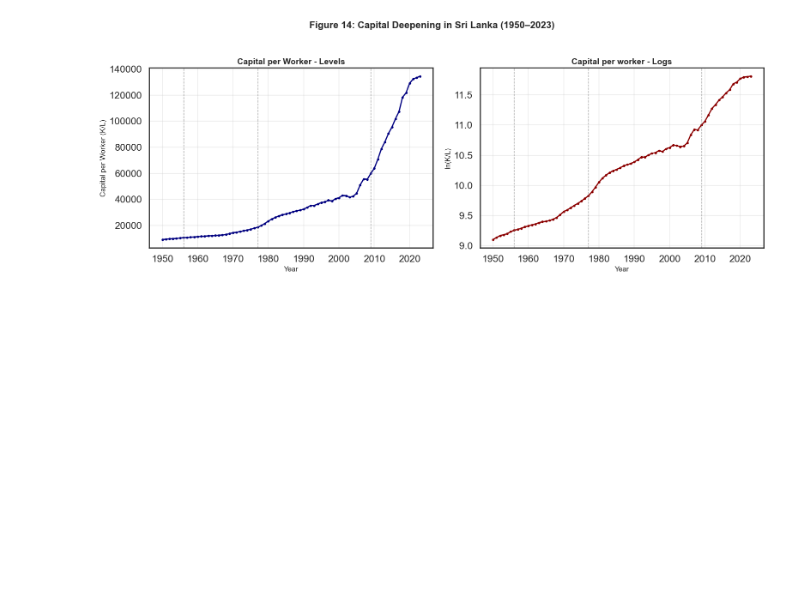
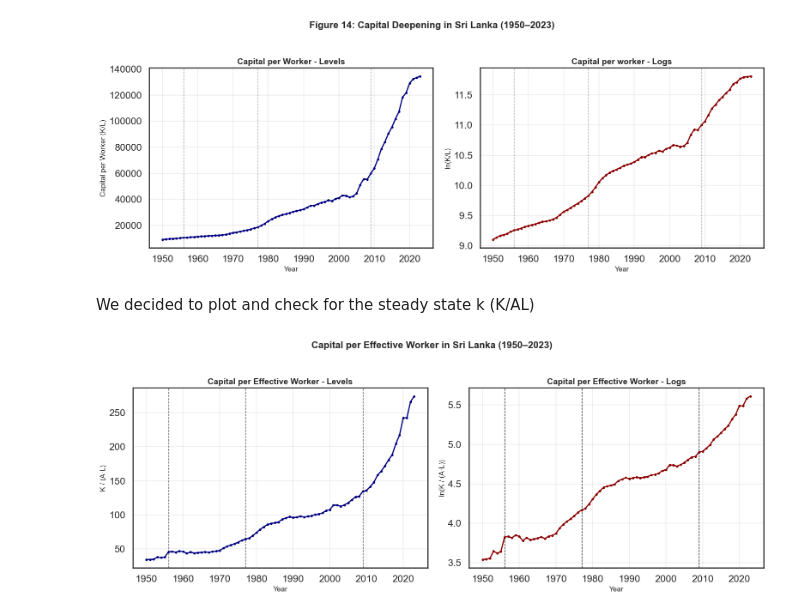
Before and after one commit to ikedasakii/EC2B1_group_project, a Jupyter notebook: find_GDP_trend_decades_copy.ipynb, the cells around one changed output. Saved outputs shown, nothing was run; the diff lists cells and outputs as text; code cells hidden in the pictures; blank space fills up the shorter version.

Commit message:
added steadt state k

```diff
--- a/find_GDP_trend_decades_copy.ipynb
+++ b/find_GDP_trend_decades_copy.ipynb
@@ -1179,3 +1179,38 @@ plt.tight_layout()
 plt.show()
 # %% [output]
 [figure]
+# %% [markdown]
+We decided to plot and check for the steady state k (K/AL)
+# %%
+# Compute capital per effective worker: k = K / (A * L)
+# In the Solow model, this ratio converges to the steady state k*
+data_tfp['k_effective'] = data_tfp['K'] / (data_tfp['TFP'] * data_tfp['L'])
+data_tfp['ln_k_effective'] = np.log(data_tfp['k_effective'])
+
+fig, axes = plt.subplots(1, 2, figsize=(16, 6))
+
+# Left panel: K/(AL) in levels
+axes[0].plot(data_tfp['year'], data_tfp['k_effective'],
+             linewidth=2, color='navy', marker='o', markersize=3)
+axes[0].set_xlabel('Year', fontsize=12)
+axes[0].set_ylabel('K / (A·L)', fontsize=12)
+axes[0].set_title('Capital per Effective Worker - Levels', fontsize=14, fontweight='bold')
+axes[0].grid(True, alpha=0.3)
+for year in [1956, 1977, 2009]:
+    axes[0].axvline(x=year, color='black', linestyle='--', linewidth=1, alpha=0.7)
+
+# Right panel: ln(K/(AL))
+axes[1].plot(data_tfp['year'], data_tfp['ln_k_effective'],
+             linewidth=2, color='darkred', marker='o', markersize=3)
+axes[1].set_xlabel('Year', fontsize=12)
+axes[1].set_ylabel('ln(K / (A·L))', fontsize=12)
+axes[1].set_title('Capital per Effective Worker - Logs', fontsize=14, fontweight='bold')
+axes[1].grid(True, alpha=0.3)
+for year in [1956, 1977, 2009]:
+    axes[1].axvline(x=year, color='black', linestyle='--', linewidth=1, alpha=0.9)
+
+plt.suptitle('Capital per Effective Worker in Sri Lanka (1950–2023)', fontsize=16, fontweight='bold', y=1.02)
+plt.tight_layout()
+plt.show()
+# %% [output]
+[figure, added]
```
Also changed, not shown: parts of 8 cells of this notebook.
